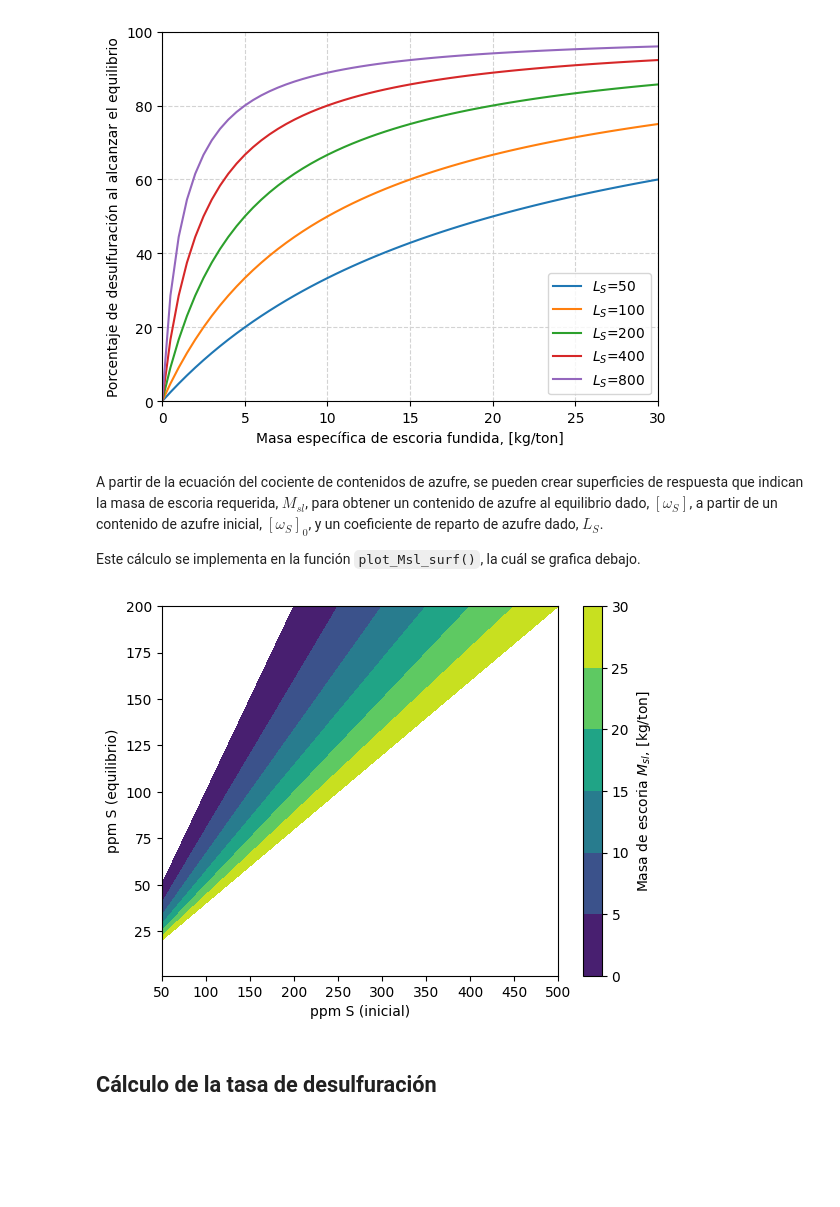
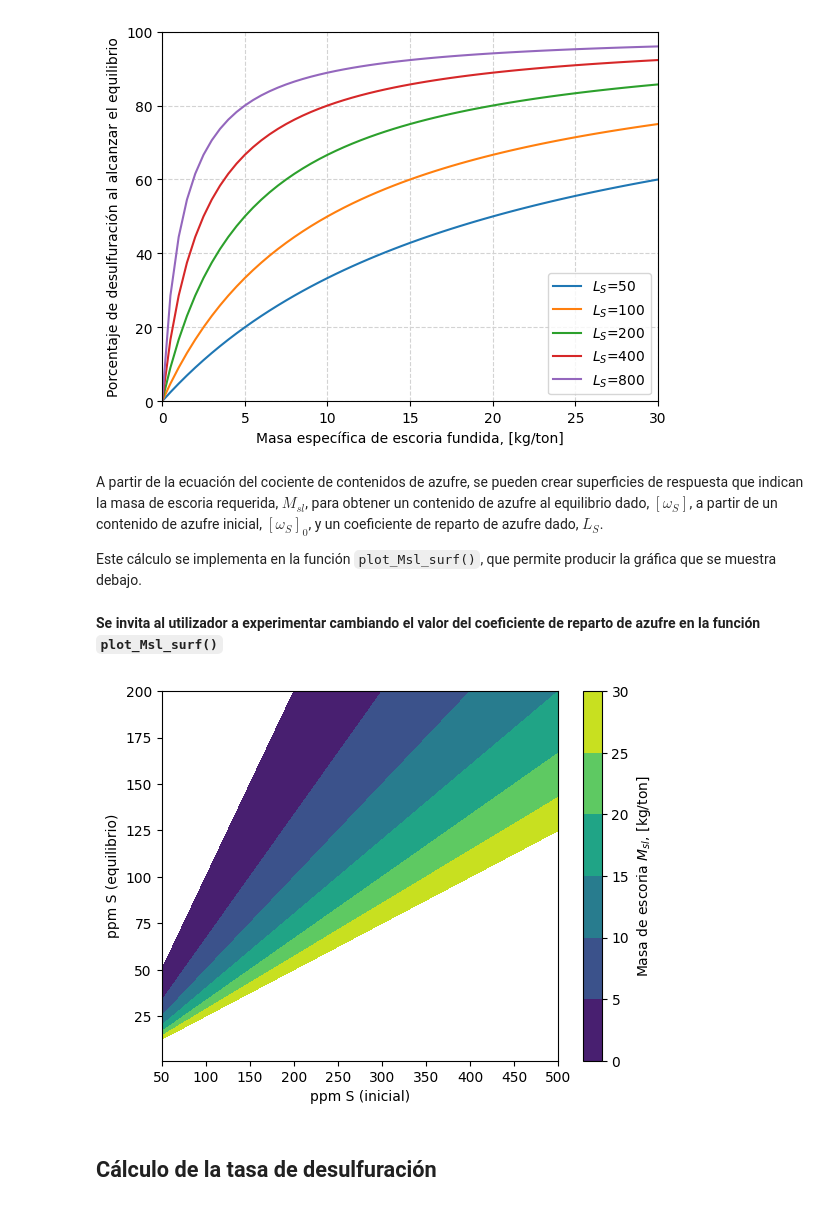
Before and after one commit to eicastroc/steelDeoxDesulf101, a Jupyter notebook: DesulfJNB_es.ipynb, the cells around one changed output. Saved outputs shown, nothing was run; the diff lists cells and outputs as text; code cells hidden in the pictures; blank space fills up the shorter version.

```diff
--- a/DesulfJNB_es.ipynb
+++ b/DesulfJNB_es.ipynb
@@ -316,7 +316,7 @@ plt.show()
 # %% [markdown]
 A partir de la ecuación del cociente de contenidos de azufre, se pueden crear superficies de respuesta que indican la masa de escoria requerida, $M_{sl}$, para obtener un contenido de azufre al equilibrio dado, $[\omega_S]$, a partir de un contenido de azufre inicial, $[\omega_S]_0$, y un coeficiente de reparto de azufre dado, $L_S$.
 
-Este cálculo se implementa en la función `plot_Msl_surf()`, la cuál se grafica debajo.
+Este cálculo se implementa en la función `plot_Msl_surf()`, que permite producir la gráfica que se muestra debajo.
 # %%
 def Msl_surf(Sini: float, Sfin: float, Ls: float) -> float:
     """
@@ -351,10 +351,12 @@ def plot_Msl_surf(Ls:float)->None:
     cbar3.ax.set_ylabel(r'Masa de escoria $M_{sl}$, [kg/ton]')
 
     plt.show()
-# %%
-plot_Msl_surf(Ls = 50)
-# %% [output]
-[figure, removed]
+# %% [markdown]
+**Se invita al utilizador a experimentar cambiando el valor del coeficiente de reparto de azufre en la función `plot_Msl_surf()`**
+# %%
+plot_Msl_surf(Ls = 100)
+# %% [output]
+[figure, added]
 # %% [markdown]
 ## Cálculo de la tasa de desulfuración
 # %% [markdown]
```
Also changed, not shown: parts of 17 cells of this notebook, 1 other file.
